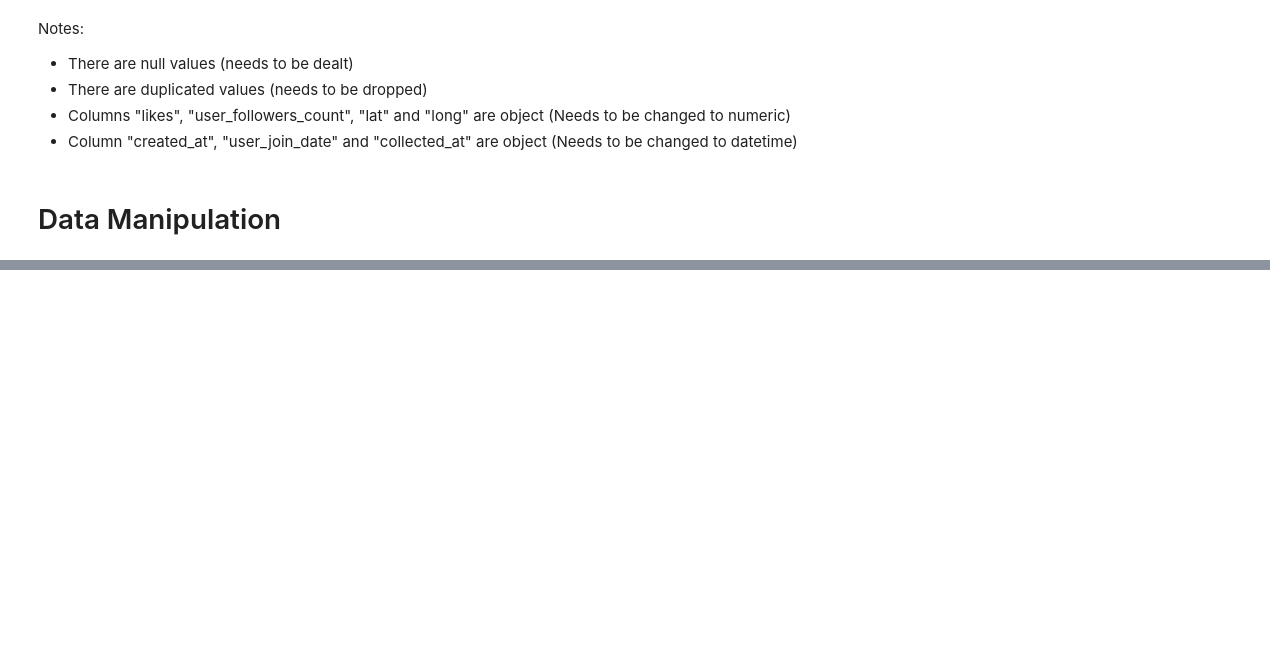
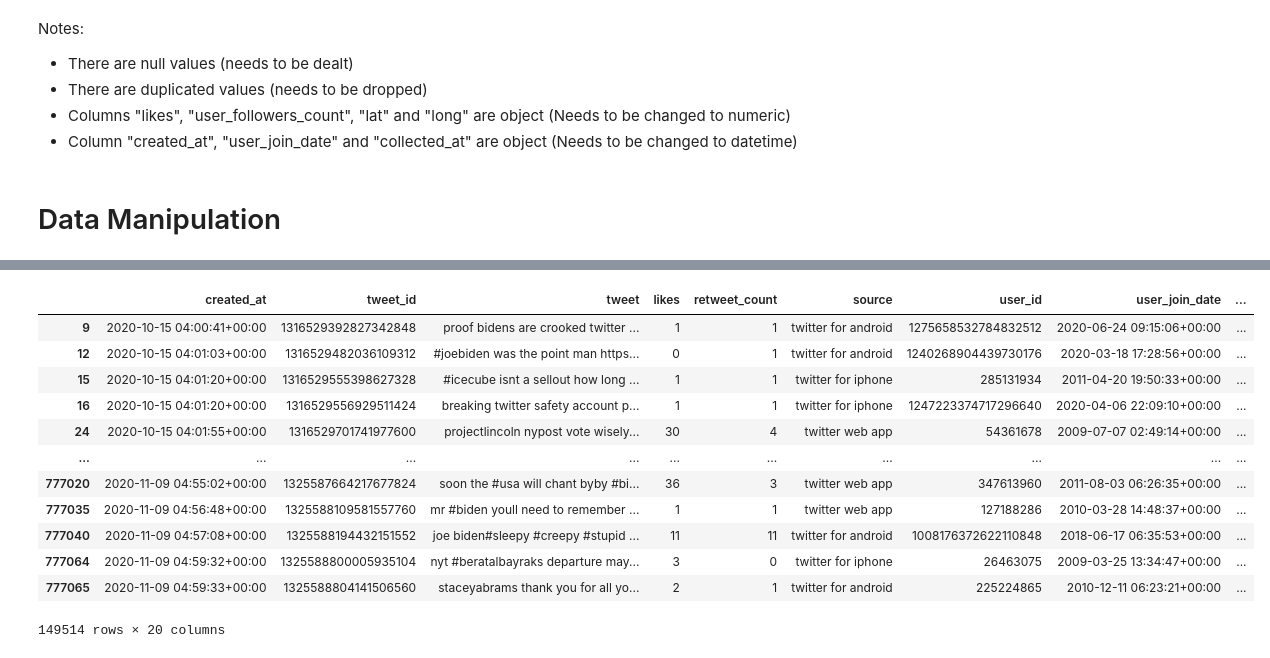
Before and after one commit to renatovfreitas/DataCircle_Twitter_Project, a Jupyter notebook: EDA.ipynb, the cells around one changed output, grey strips where cells are left out. Cells and saved outputs as stored; diff of their text form; code cells hidden in the pictures; blank space fills up the shorter version.

```diff
--- a/EDA.ipynb
+++ b/EDA.ipynb
@@ -274,3 +316,13 @@ Name: count, Length: 516327, dtype: int64
+# %%
+# Function to convert selected columns to int
+def convert_columns_to_int(df, columns):
+    for column in columns:
+        # Convert to numeric first to handle any non-numeric values
+        df[column] = pd.to_numeric(df[column], errors='coerce').fillna(0).astype('int64')
+    return df
+
+columns_to_convert_int = ['likes', 'retweet_count', 'user_followers_count', 'tweet_id', 'user_id']
+biden_df = convert_columns_to_int(biden_df, columns_to_convert_int)
 # %%
 biden_df.info()
 # %% [output]
@@ -327,0 +412,16 @@ biden_df[biden_df["likes"].isna()]
+# %%
+biden_df[(biden_df["likes_outliers"]) | (biden_df["retweets_outliers"])]
+# %% [output]
+|  | created_at | tweet_id | tweet | likes | retweet_count | source | user_id | user_join_date | ... |
+| 9 | 2020-10-15 04:00:41+00:00 | 1316529392827342848 | proof bidens are crooked twitter ... | 1 | 1 | twitter for android | 1275658532784832512 | 2020-06-24 09:15:06+00:00 | ... |
+| 12 | 2020-10-15 04:01:03+00:00 | 1316529482036109312 | #joebiden was the point man https... | 0 | 1 | twitter for android | 1240268904439730176 | 2020-03-18 17:28:56+00:00 | ... |
+| 15 | 2020-10-15 04:01:20+00:00 | 1316529555398627328 | #icecube isnt a sellout how long ... | 1 | 1 | twitter for iphone | 285131934 | 2011-04-20 19:50:33+00:00 | ... |
+| 16 | 2020-10-15 04:01:20+00:00 | 1316529556929511424 | breaking twitter safety account p... | 1 | 1 | twitter for iphone | 1247223374717296640 | 2020-04-06 22:09:10+00:00 | ... |
+| 24 | 2020-10-15 04:01:55+00:00 | 1316529701741977600 | projectlincoln nypost vote wisely... | 30 | 4 | twitter web app | 54361678 | 2009-07-07 02:49:14+00:00 | ... |
+| ... | ... | ... | ... | ... | ... | ... | ... | ... | ... |
+| 777020 | 2020-11-09 04:55:02+00:00 | 1325587664217677824 | soon the #usa will chant byby #bi... | 36 | 3 | twitter web app | 347613960 | 2011-08-03 06:26:35+00:00 | ... |
+| 777035 | 2020-11-09 04:56:48+00:00 | 1325588109581557760 | mr #biden youll need to remember ... | 1 | 1 | twitter web app | 127188286 | 2010-03-28 14:48:37+00:00 | ... |
+| 777040 | 2020-11-09 04:57:08+00:00 | 1325588194432151552 | joe biden#sleepy #creepy #stupid ... | 11 | 11 | twitter for android | 1008176372622110848 | 2018-06-17 06:35:53+00:00 | ... |
+| 777064 | 2020-11-09 04:59:32+00:00 | 1325588800005935104 | nyt #beratalbayraks departure may... | 3 | 0 | twitter for iphone | 26463075 | 2009-03-25 13:34:47+00:00 | ... |
+| 777065 | 2020-11-09 04:59:33+00:00 | 1325588804141506560 | staceyabrams thank you for all yo... | 2 | 1 | twitter for android | 225224865 | 2010-12-11 06:23:21+00:00 | ... |
+149514 rows × 20 columns
```
Also changed, not shown: parts of 57 cells of this notebook.
